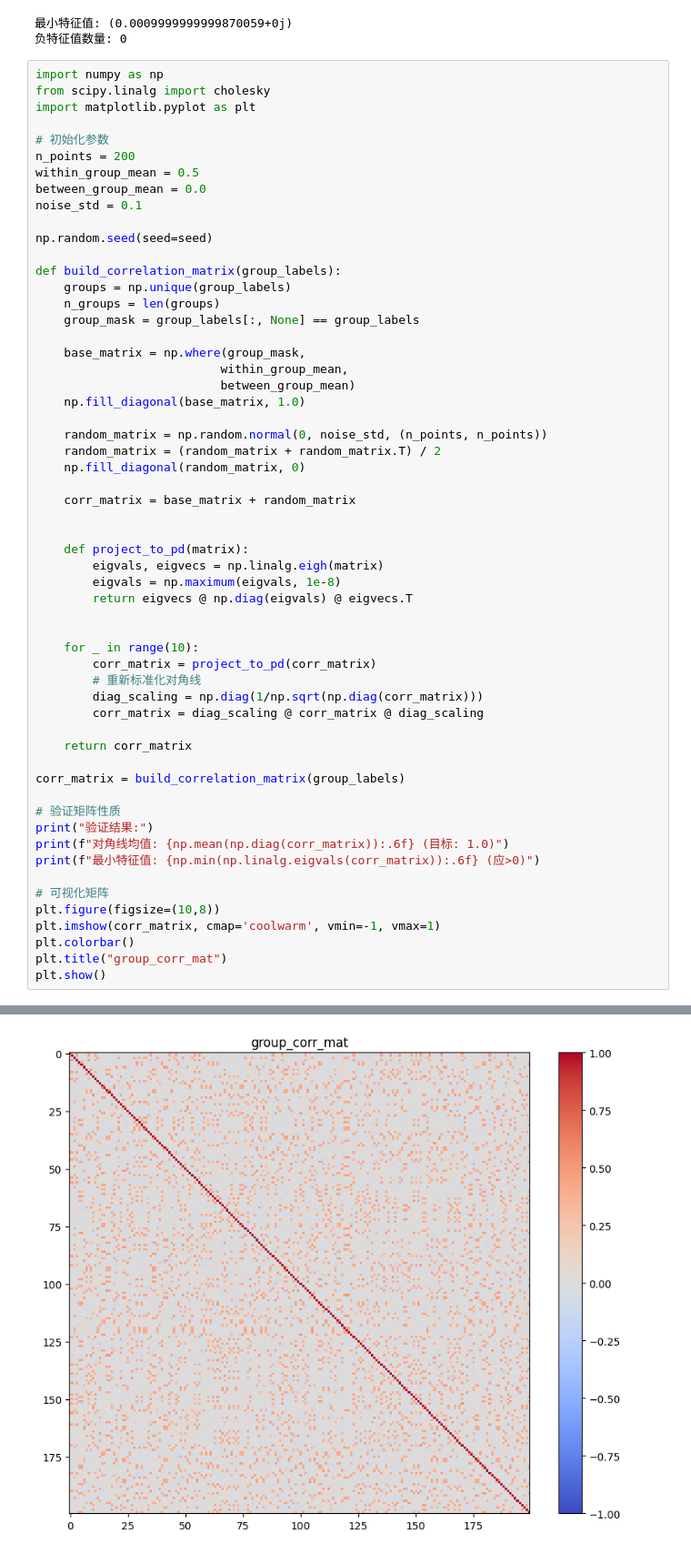
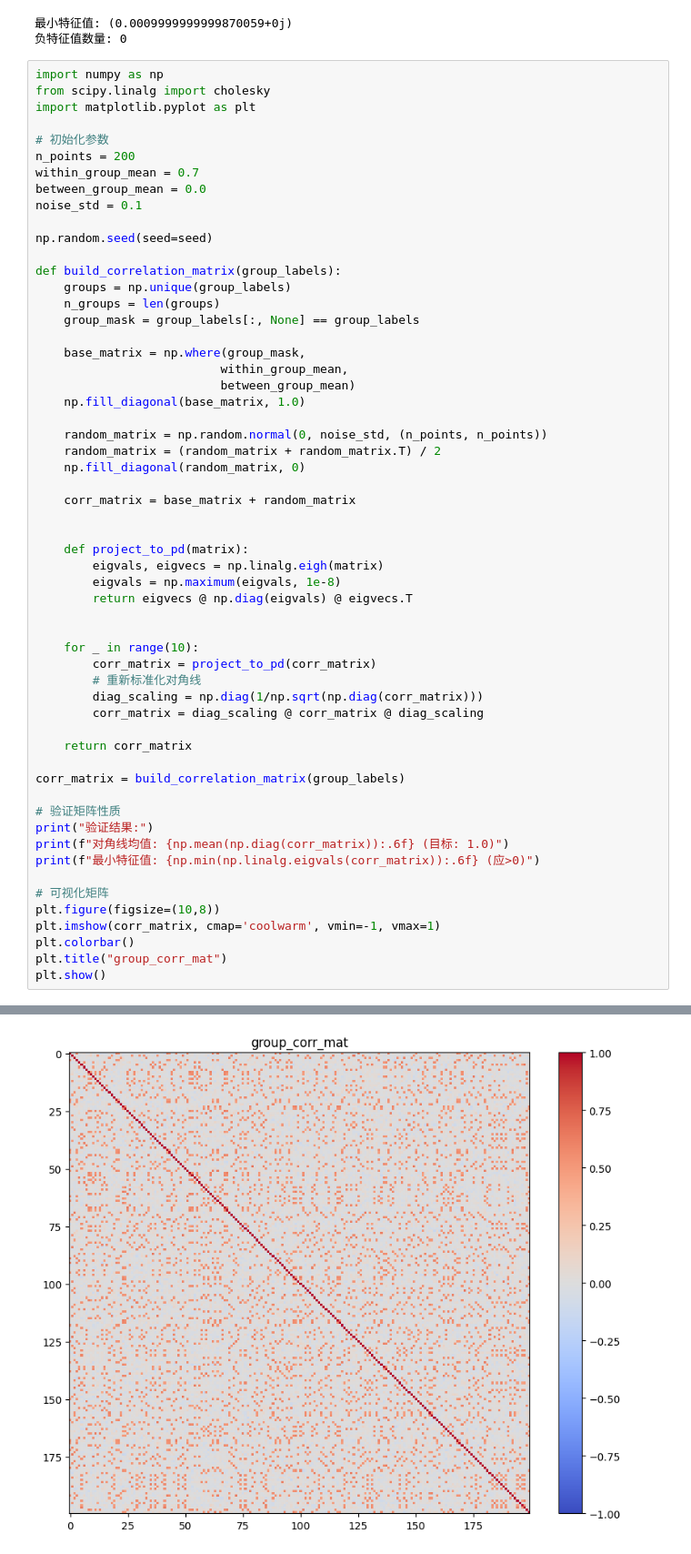
Before and after one commit to Silver439/Pilot, a Jupyter notebook: Data_generate/Bestcase_200.ipynb, the cells around one changed output, grey strips where cells are left out. Shown at 91% size. Drawn from its saved outputs; the diff is of its cells as text.

```diff
--- a/Data_generate/Bestcase_200.ipynb
+++ b/Data_generate/Bestcase_200.ipynb
@@ -133,7 +133,7 @@ import matplotlib.pyplot as plt
 
 # 初始化参数
 n_points = 200
-within_group_mean = 0.5
+within_group_mean = 0.7
 between_group_mean = 0.0
 noise_std = 0.1
 
@@ -190,4 +190,4 @@ plt.show()
-[figure, old version]
+[figure, new version]
 # %%
 group_labels+1
 # %% [output]
```
Also changed, not shown: parts of 4 cells of this notebook, 45 other files.
